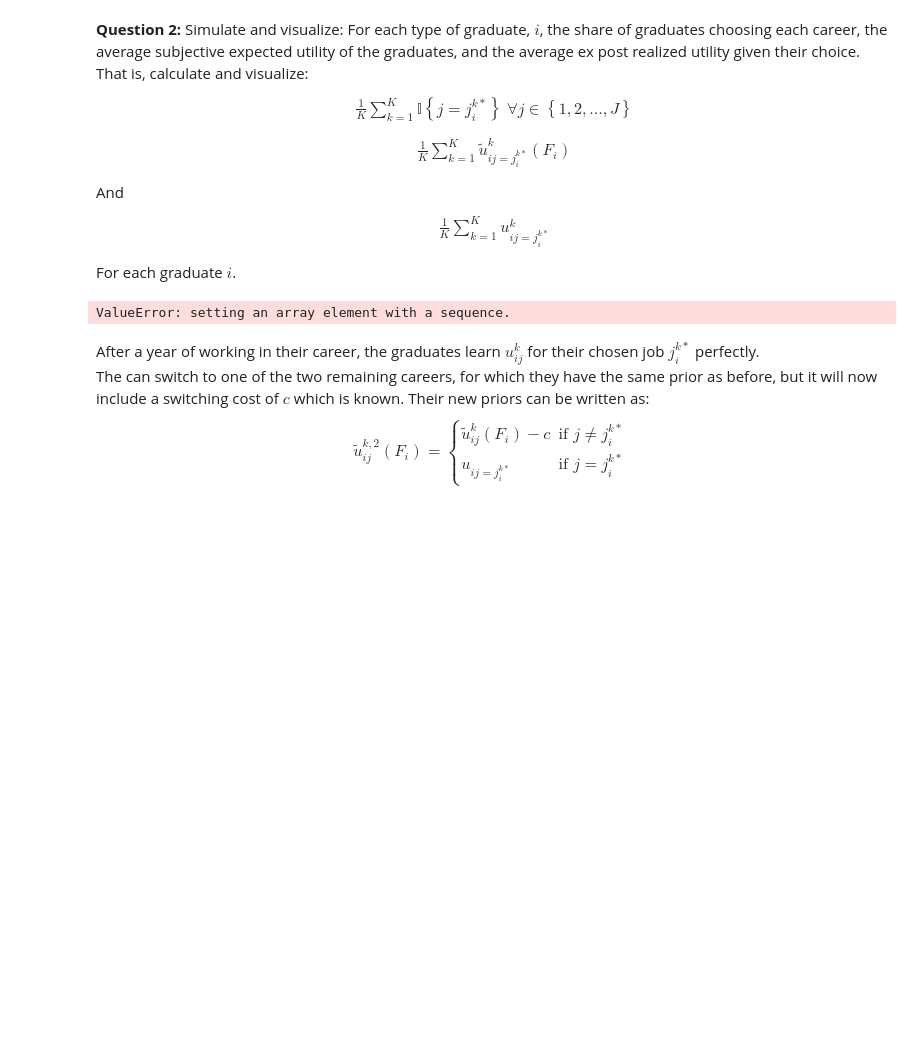
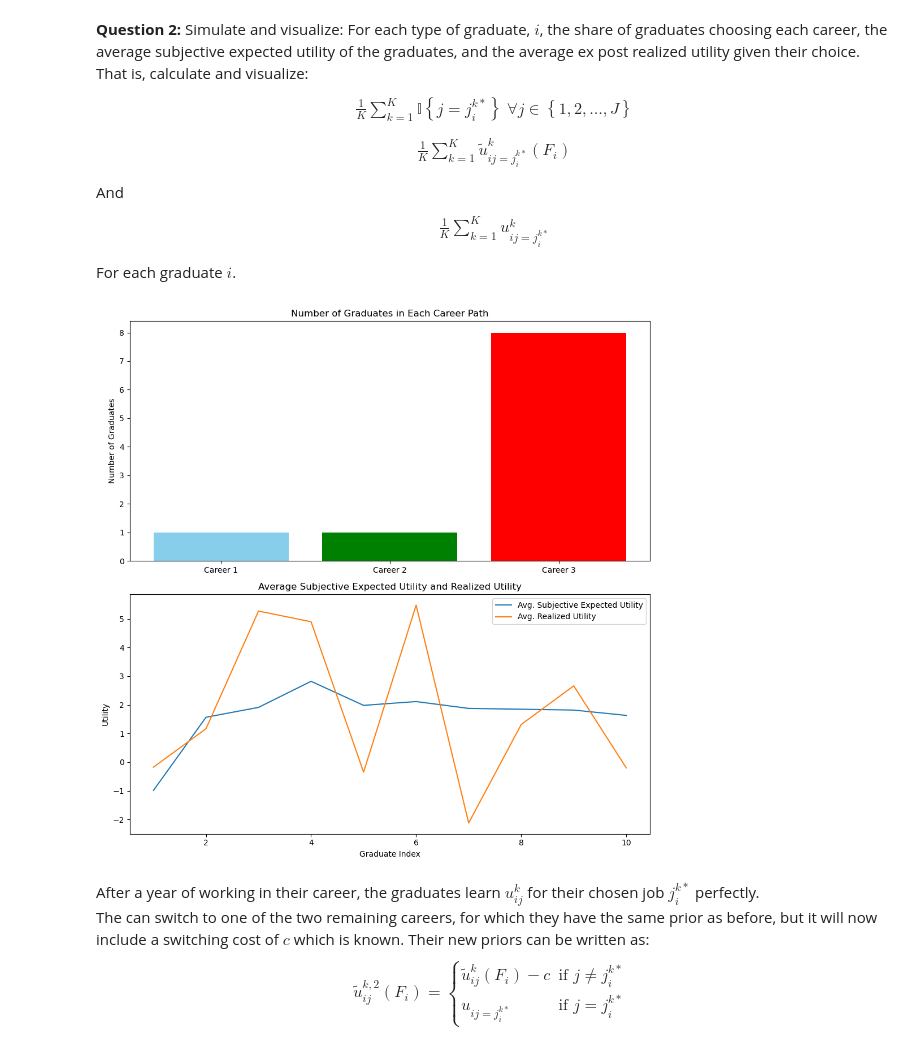
Before and after one commit to NumEconCopenhagen/projects-2024-mathias-mikkel-gabriele, a Jupyter notebook: examproject/exam_2024 copy.ipynb, the cells around one changed output. Cells and saved outputs as stored; diff of their text form; code cells hidden in the pictures; blank space fills up the shorter version.

```diff
--- a/examproject/exam_2024 copy.ipynb
+++ b/examproject/exam_2024 copy.ipynb
@@ -175,22 +175,15 @@ For each graduate $i$.
 # %%
 # Write your answer here
 
 par.i = np.array([1,2,3,4,5,6,7,8,9,10])
 
 #maybe need to change the size of draws to
 
 # Simulate prior expected utility, chosen careers, and realized utilities based on friends' information
 
-k_prior_expec = np.zeros(par.K)
-k_chosen_career = np.zeros(par.K)
-k_real_util = np.zeros(par.K)
-
-for k in range(par.K):
-    k_prior_expec[k], k_chosen_career[k], k_real_util[k] = career.prior_expec()
-
 career.visualize_results(chosen_career, np.mean(prior_expec_util, axis=1), real_util)
 # %% [output]
-ValueError: setting an array element with a sequence.
+[figure, added]
 # %% [markdown]
 After a year of working in their career, the graduates learn $u^k_{ij}$ for their chosen job $j_i^{k*}$ perfectly. <br>
 The can switch to one of the two remaining careers, for which they have the same prior as before, but it will now include a switching cost of $c$ which is known.
```
Also changed, not shown: parts of 2 cells of this notebook.
